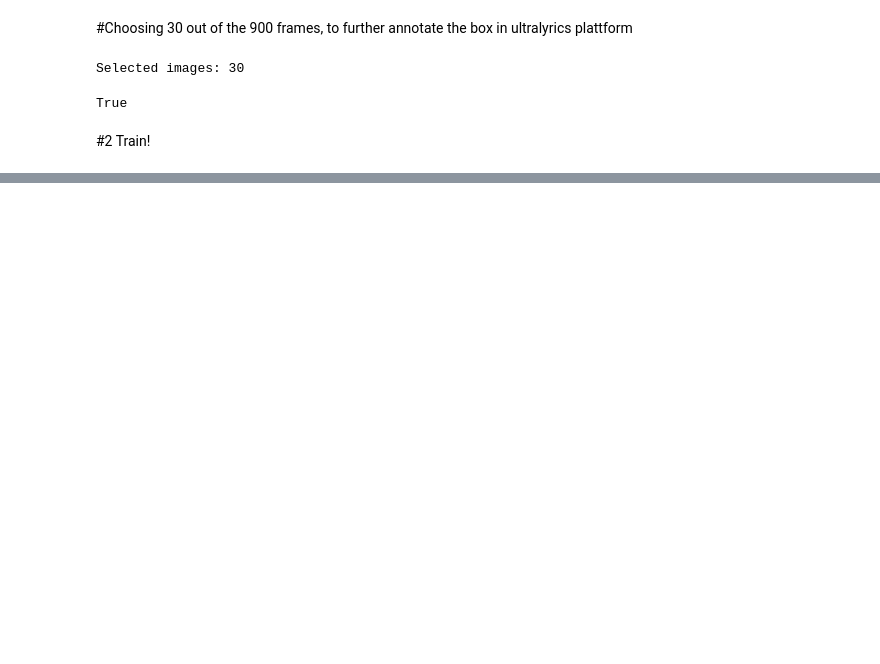
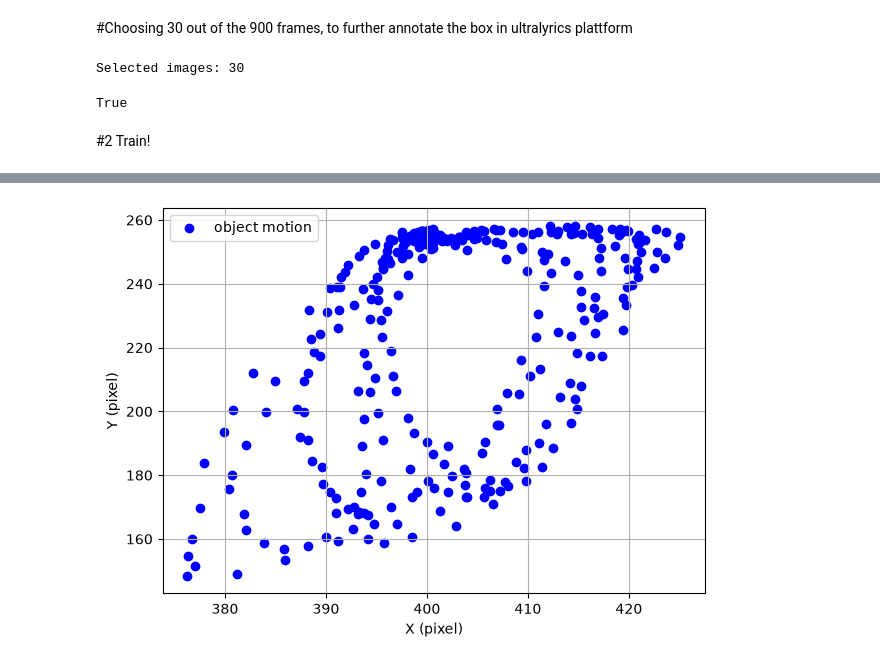
Before and after one commit to hedheddaw-stack/MAS512_Group9, a Jupyter notebook: MAS512_assignment1_gr9.ipynb, the cells around one changed output, grey strips where cells are left out. Saved outputs shown, nothing was run; the diff lists cells and outputs as text; code cells hidden in the pictures; blank space fills up the shorter version.

```diff
--- a/MAS512_assignment1_gr9.ipynb
+++ b/MAS512_assignment1_gr9.ipynb
@@ -134,10 +169,15 @@ True
 # %%
 from ultralytics.data.converter import convert_ndjson_to_yolo
+import yaml
 
 yaml_path = await convert_ndjson_to_yolo(
-    "swingingload30.ndjson",
-    output_path="Dataset_YOLO"
+    str(NDJSON_PATH),
+    output_path=str(DATASET_YOLO_DIR)
 )
 
 print(yaml_path)
+
+with open(yaml_path) as f:
+    data_yaml = yaml.safe_load(f)
+print("Classes in dataset:", data_yaml.get("names"))
 # %% [output]
@@ -186,0 +397,22 @@ Results saved to C:\Users\hedhe\MAS512_Group9\runs\detect\train-3
+# %%
+import matplotlib.pyplot as plt
+
+track_xs, track_ys = [], []
+
+for img_path in test_images:
+    result = trained_model.track(source=str(img_path), persist=True, verbose=False)[0]
+    if result.boxes is None or len(result.boxes) == 0:
+        continue
+    best_idx = int(result.boxes.conf.argmax())
+    x1, y1, x2, y2 = result.boxes.xyxy[best_idx].cpu().numpy()
+    track_xs.append((x1 + x2) / 2)
+    track_ys.append((y1 + y2) / 2)
+
+fig, ax = plt.subplots(figsize=(7, 5))
+ax.scatter(track_xs, track_ys, color="blue", label="object motion")
+ax.set_xlabel("X (pixel)")
+ax.set_ylabel("Y (pixel)")
+ax.legend()
+ax.grid(True)
+plt.show()
+# %% [output]
@@ -186,0 +431 @@ Results saved to C:\Users\hedhe\MAS512_Group9\runs\detect\train-3
+[figure, added]
```
Also changed, not shown: parts of 26 cells of this notebook.
